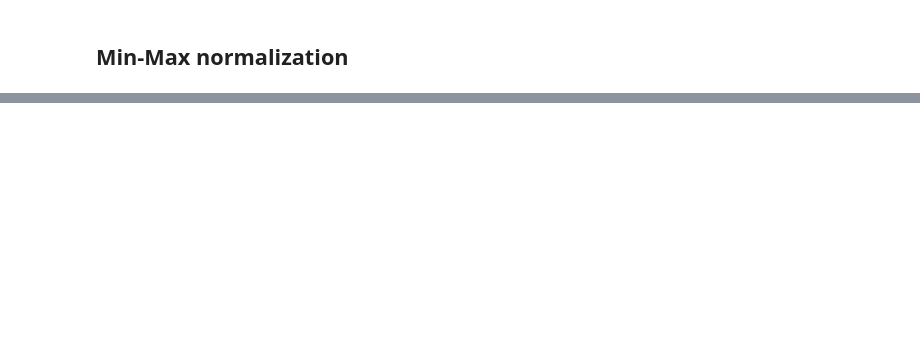
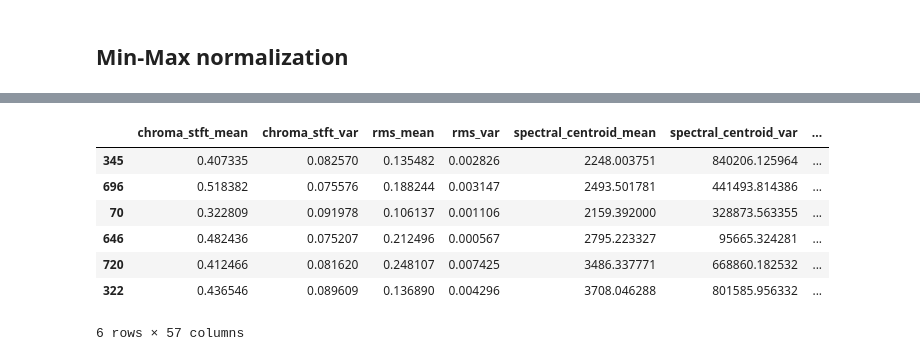
Before and after one commit to likhith-ts/Music-Genre-Classification-using-KNN, a Jupyter notebook: KNNmodel.ipynb, the cells around one changed output, grey strips where cells are left out. Saved outputs shown, nothing was run; the diff lists cells and outputs as text; code cells hidden in the pictures; blank space fills up the shorter version.

```diff
--- a/KNNmodel.ipynb
+++ b/KNNmodel.ipynb
@@ -118,6 +95,6 @@ df.iloc[:,1:59] # Features that are required for training
 # %% [markdown]
 ## Spilt the dataset into Training and Testing
 # %%
-X=df.iloc[:,1:59]
+X=df.iloc[:,2:59]
 y=df['class_label']
-X_train, X_test, y_train, y_test = train_test_split(X,y,train_size=0.2,random_state=3)
+X_train, X_test, y_train, y_test = train_test_split(X,y,train_size=0.8,random_state=5)
@@ -130,0 +155,4 @@ X_test_scaled = scaler.transform(X_test)
+# %%
+df_test = pd.read_csv('Data\\features_30_sec.csv').sample(n= 6)
+actual_class_test_data = df_test['label']
+actual_class_test_data
@@ -130,0 +167,14 @@ X_test_scaled = scaler.transform(X_test)
+# %%
+df_test = df_test.iloc[:,2:59]
+df_test_transformed = scaler.transform(df_test)
+
+df_test
+# %% [output]
+|  | chroma_stft_mean | chroma_stft_var | rms_mean | rms_var | spectral_centroid_mean | spectral_centroid_var | ... |
+| 345 | 0.407335 | 0.082570 | 0.135482 | 0.002826 | 2248.003751 | 840206.125964 | ... |
+| 696 | 0.518382 | 0.075576 | 0.188244 | 0.003147 | 2493.501781 | 441493.814386 | ... |
+| 70 | 0.322809 | 0.091978 | 0.106137 | 0.001106 | 2159.392000 | 328873.563355 | ... |
+| 646 | 0.482436 | 0.075207 | 0.212496 | 0.000567 | 2795.223327 | 95665.324281 | ... |
+| 720 | 0.412466 | 0.081620 | 0.248107 | 0.007425 | 3486.337771 | 668860.182532 | ... |
+| 322 | 0.436546 | 0.089609 | 0.136890 | 0.004296 | 3708.046288 | 801585.956332 | ... |
+6 rows × 57 columns
```
Also changed, not shown: parts of 19 cells of this notebook, 5 other files.
